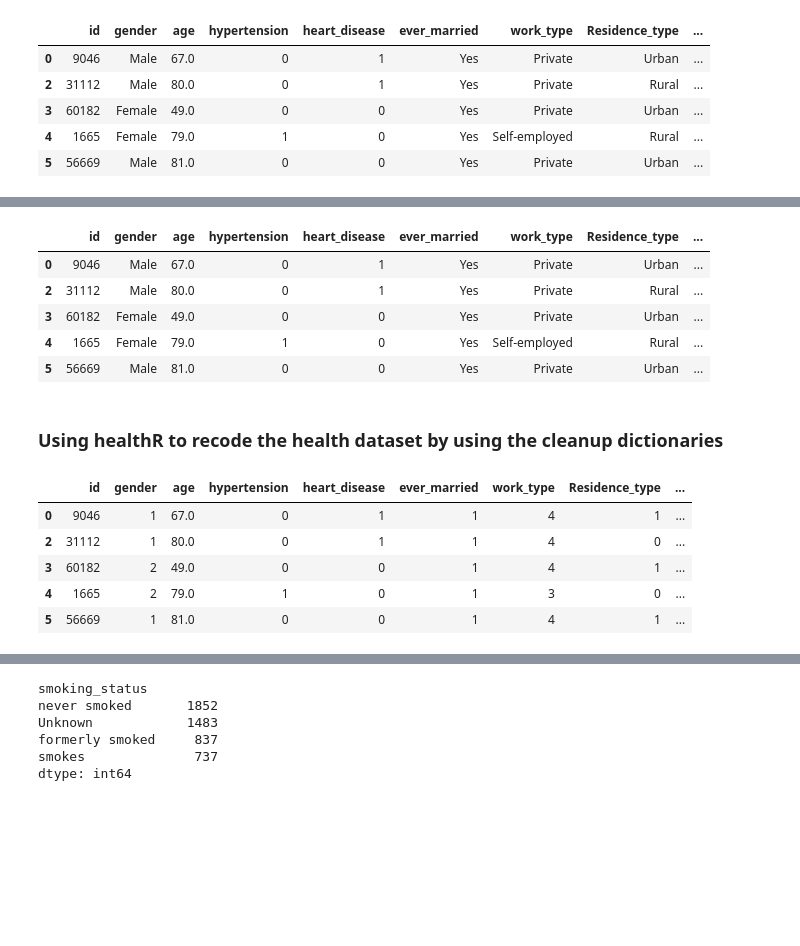
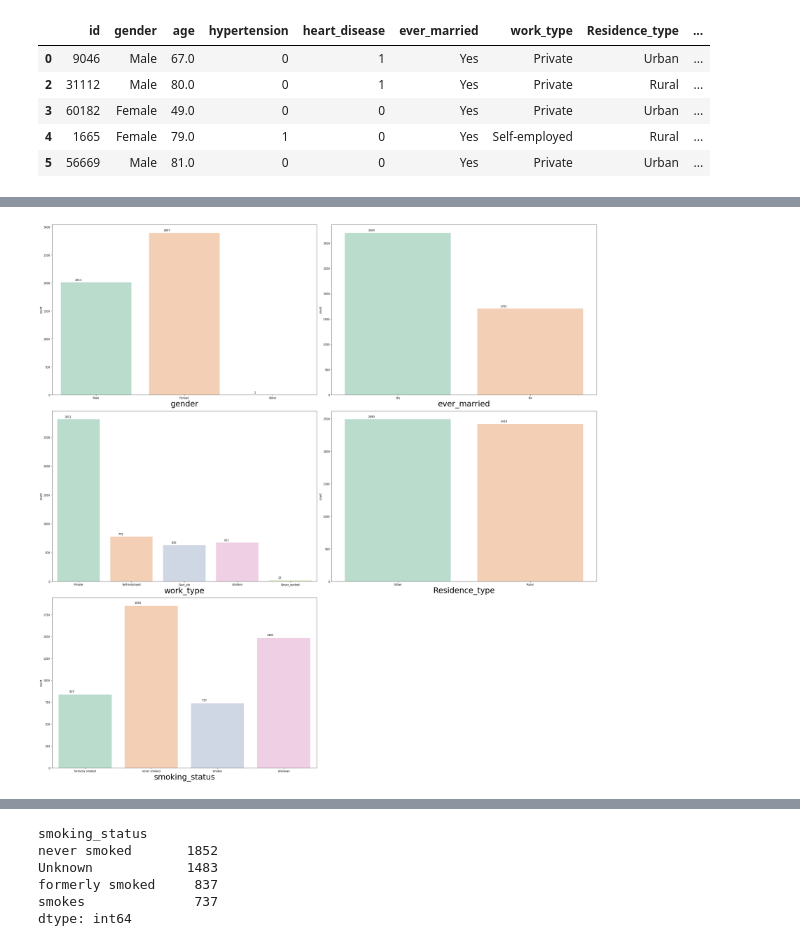
Before and after one commit to jymubalu/Cardiovascular-awarness, a Jupyter notebook: Healthcare dataset.ipynb, the cells around one changed output, grey strips where cells are left out. Cells and saved outputs as stored; diff of their text form; code cells hidden in the pictures; blank space fills up the shorter version.

```diff
--- a/Healthcare dataset.ipynb
+++ b/Healthcare dataset.ipynb
@@ -96,11 +146,0 @@ healthR.dropna(inplace=True)
-# %%
-healthR.head()
-# %% [output]
-|  | id | gender | age | hypertension | heart_disease | ever_married | work_type | Residence_type | ... |
-| 0 | 9046 | Male | 67.0 | 0 | 1 | Yes | Private | Urban | ... |
-| 2 | 31112 | Male | 80.0 | 0 | 1 | Yes | Private | Rural | ... |
-| 3 | 60182 | Female | 49.0 | 0 | 0 | Yes | Private | Urban | ... |
-| 4 | 1665 | Female | 79.0 | 1 | 0 | Yes | Self-employed | Rural | ... |
-| 5 | 56669 | Male | 81.0 | 0 | 0 | Yes | Private | Urban | ... |
-# %% [markdown]
-### Using healthR to recode the health dataset by using the cleanup dictionaries
@@ -109,9 +147,18 @@ healthR.replace(cleanup, inplace=True)
-# %%
-healthR.head()
-# %% [output]
-|  | id | gender | age | hypertension | heart_disease | ever_married | work_type | Residence_type | ... |
-| 0 | 9046 | 1 | 67.0 | 0 | 1 | 1 | 4 | 1 | ... |
-| 2 | 31112 | 1 | 80.0 | 0 | 1 | 1 | 4 | 0 | ... |
-| 3 | 60182 | 2 | 49.0 | 0 | 0 | 1 | 4 | 1 | ... |
-| 4 | 1665 | 2 | 79.0 | 1 | 0 | 1 | 3 | 0 | ... |
-| 5 | 56669 | 1 | 81.0 | 0 | 0 | 1 | 4 | 1 | ... |
+# %%
+plt.figure(figsize=(30,30))
+
+col= ['gender','ever_married','work_type','Residence_type','smoking_status']
+i = 1
+for a in col:
+
+    plt.subplot(3,2,i)
+    g = sns.countplot(x=a,data=health,palette='Pastel2')
+    for p in g.patches:
+        g.annotate('{:.0f}'.format(p.get_height()), (p.get_x()+0.2, p.get_height()+20),ha='center', va='bottom',
+                   color= 'black')
+        plt.xlabel(a,fontsize=30)
+    i = i+1
+
+plt.tight_layout()
+# %% [output]
+[figure, added]
```
Also changed, not shown: parts of 206 cells of this notebook, 2 other files.
